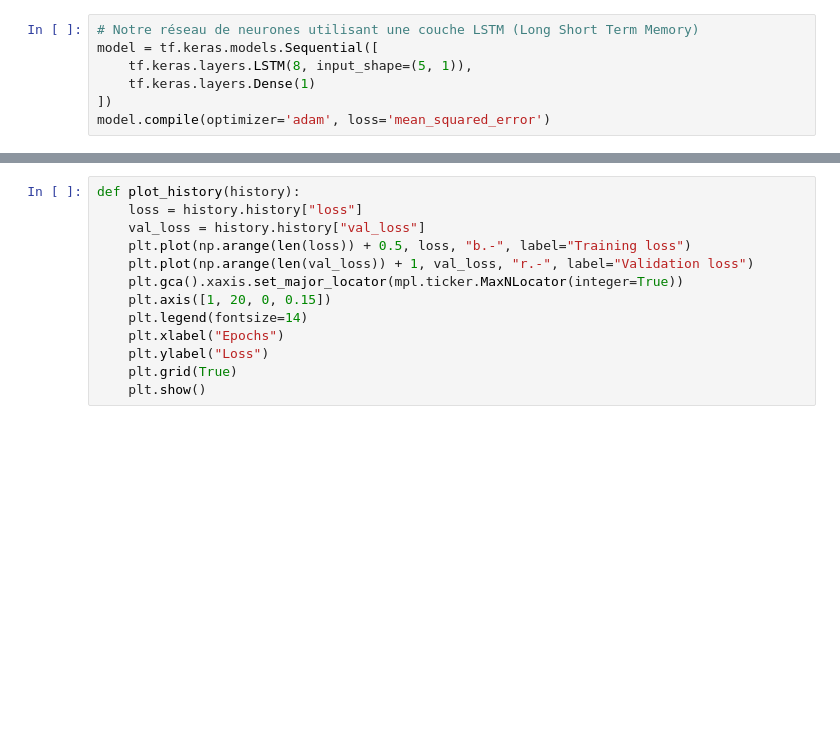
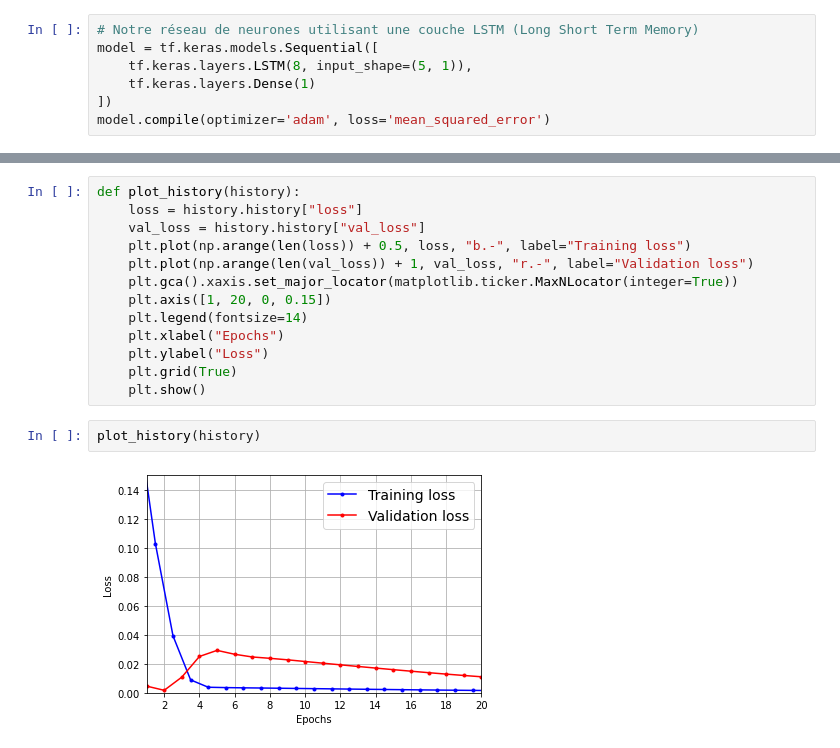
Before and after one commit to Brihmt/AnalyseBourse, a Jupyter notebook: predictionTF.ipynb, the cells around one changed output, grey strips where cells are left out. Cells and saved outputs as stored; diff of their text form; blank space fills up the shorter version.

```diff
--- a/predictionTF.ipynb
+++ b/predictionTF.ipynb
@@ -94,13 +95,17 @@ def plot_history(history):
     val_loss = history.history["val_loss"]
     plt.plot(np.arange(len(loss)) + 0.5, loss, "b.-", label="Training loss")
     plt.plot(np.arange(len(val_loss)) + 1, val_loss, "r.-", label="Validation loss")
-    plt.gca().xaxis.set_major_locator(mpl.ticker.MaxNLocator(integer=True))
+    plt.gca().xaxis.set_major_locator(matplotlib.ticker.MaxNLocator(integer=True))
     plt.axis([1, 20, 0, 0.15])
     plt.legend(fontsize=14)
     plt.xlabel("Epochs")
     plt.ylabel("Loss")
     plt.grid(True)
     plt.show()
+# %%
+plot_history(history)
+# %% [output]
+[figure, added]
 # %%
 predictions = model.predict(train_features)
 unorm = np.reshape(scaler.inverse_transform(predictions), -1)
```
Also changed, not shown: parts of 4 cells of this notebook.
